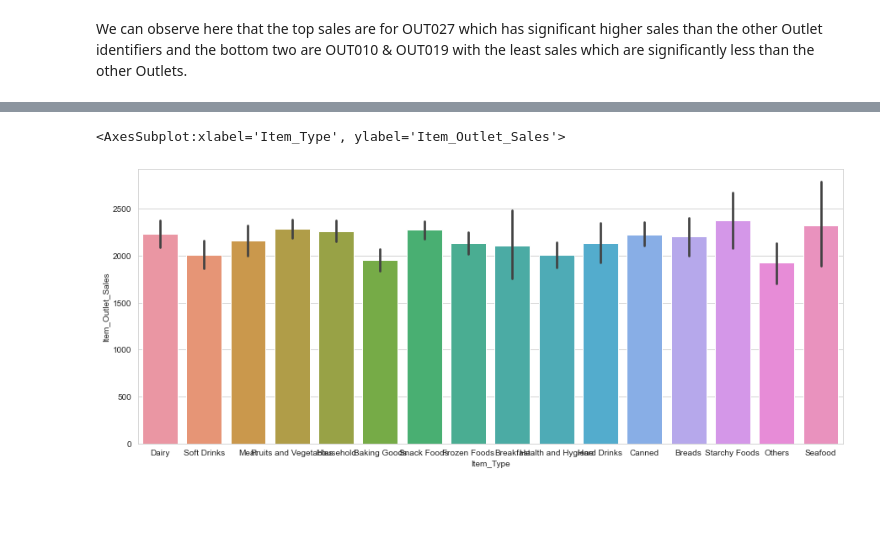
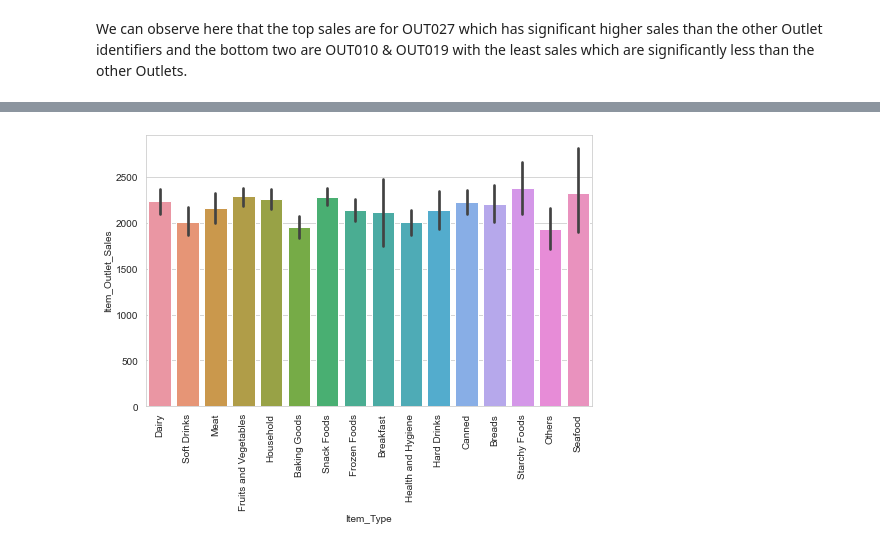
Before and after one commit to ayg15/bigmart-sales, a Jupyter notebook: Big Mart Sales Prediction.ipynb, the cells around one changed output, grey strips where cells are left out. Saved outputs shown, nothing was run; the diff lists cells and outputs as text; code cells hidden in the pictures; blank space fills up the shorter version.

```diff
--- a/Big Mart Sales Prediction.ipynb
+++ b/Big Mart Sales Prediction.ipynb
@@ -264,7 +272,7 @@ sns.barplot(x='Outlet_Location_Type', y='Item_Outlet_Sales', data=sales_df)
 # %%
-plt.figure(figsize=(15,6))
+plt.figure(figsize=(8,5))
 sns.set_style('whitegrid')
 sns.barplot(x='Item_Type', y='Item_Outlet_Sales', data=sales_df)
+plt.xticks(rotation=90);
 # %% [output]
-<AxesSubplot:xlabel='Item_Type', ylabel='Item_Outlet_Sales'>
-[figure, old version]
+[figure, new version]
```
Also changed, not shown: parts of 19 cells of this notebook.
